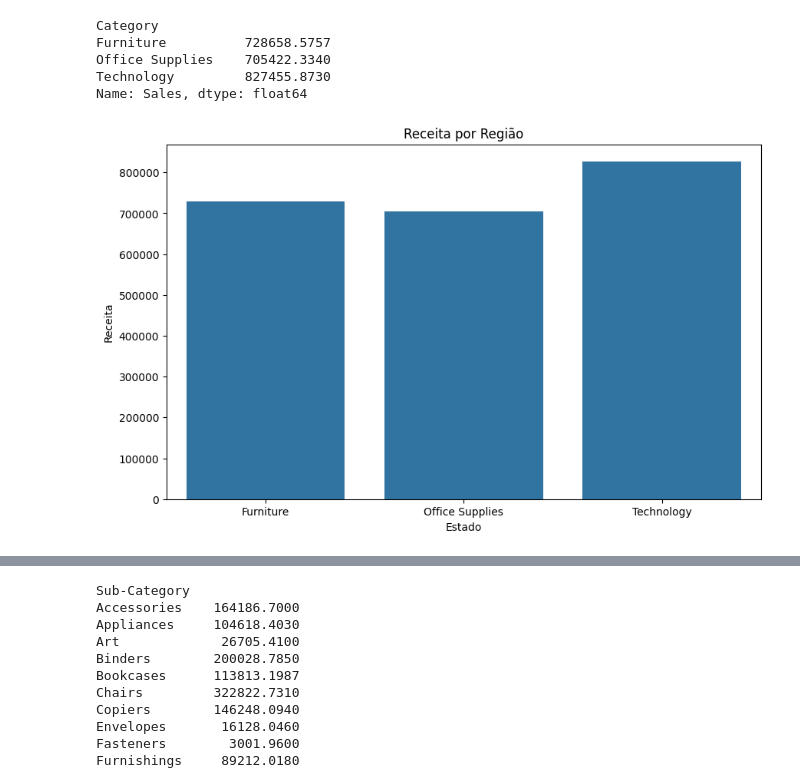
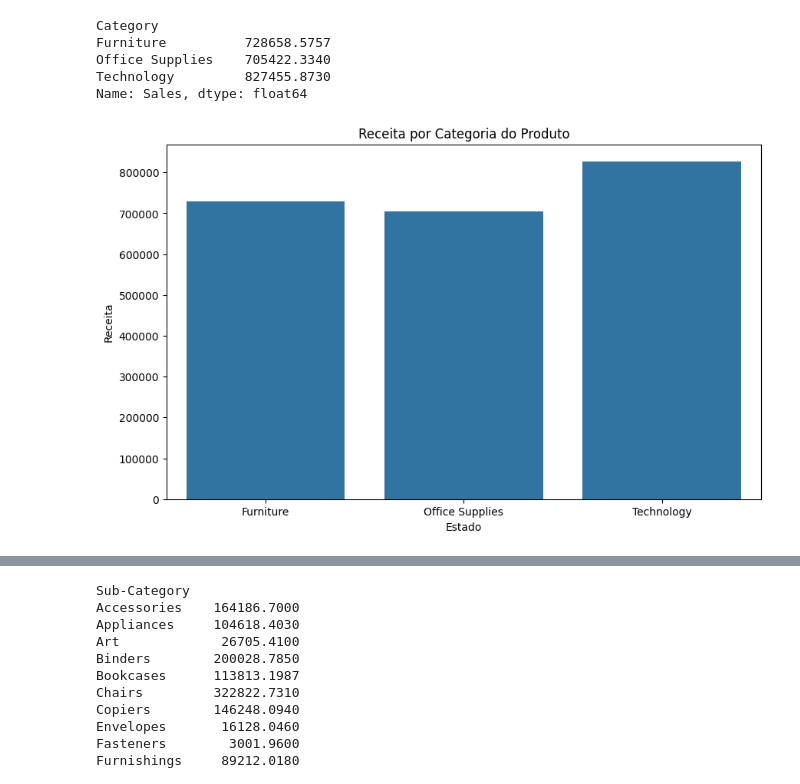
Before and after one commit to GuilhermeAugustox/Analise-de-Dados-de-Venda, a Jupyter notebook: abertura.ipynb, the cells around one changed output, grey strips where cells are left out. Cells and saved outputs as stored; diff of their text form; code cells hidden in the pictures.

```diff
--- a/abertura.ipynb
+++ b/abertura.ipynb
@@ -154,12 +154,12 @@ Name: Sales, dtype: float64
 # %%
 plt.figure(figsize = (10, 6))
 sns.barplot(x = categoria_venda.index, y = categoria_venda.values)
-plt.title('Receita por Região')
+plt.title('Receita por Categoria do Produto')
 plt.xlabel('Estado')
 plt.ylabel('Receita')
 plt.show()
 # %% [output]
-[figure, old version]
+[figure, new version]
 # %%
 df.head(1)
 # %% [output]
```
Also changed, not shown: parts of 7 cells of this notebook.
